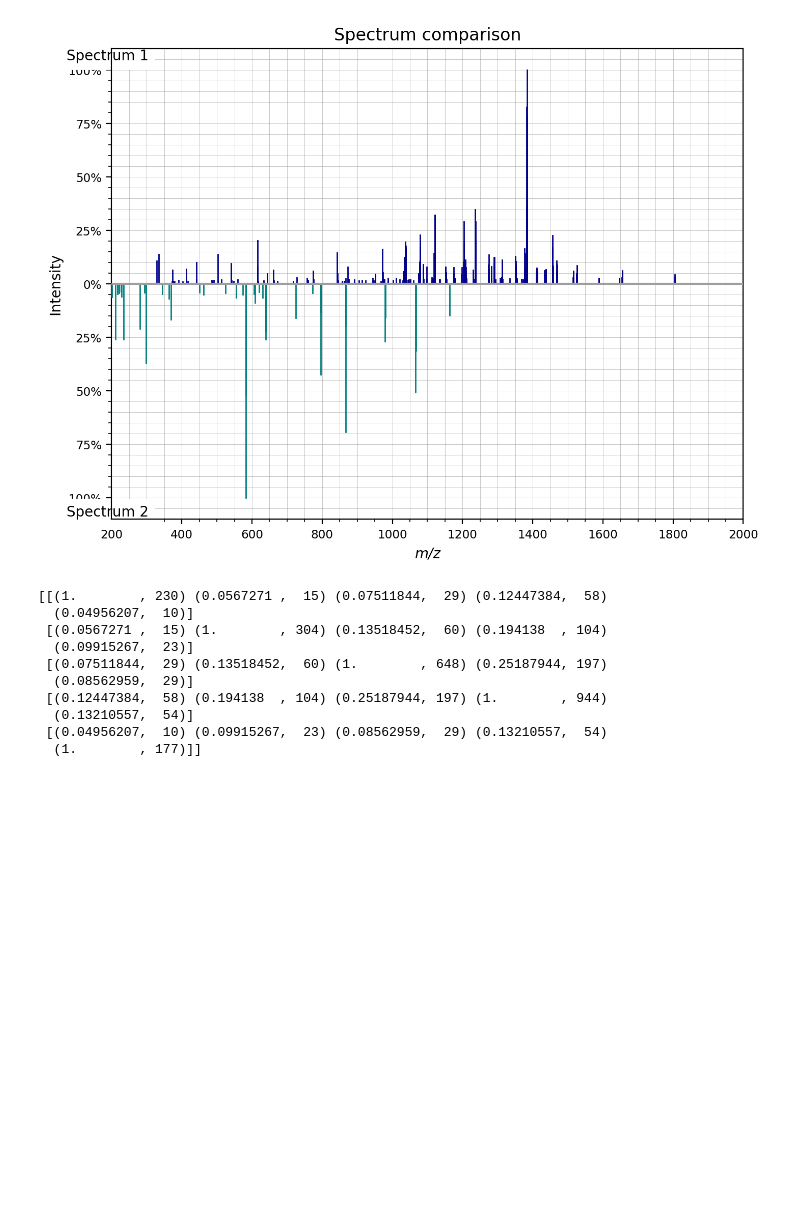
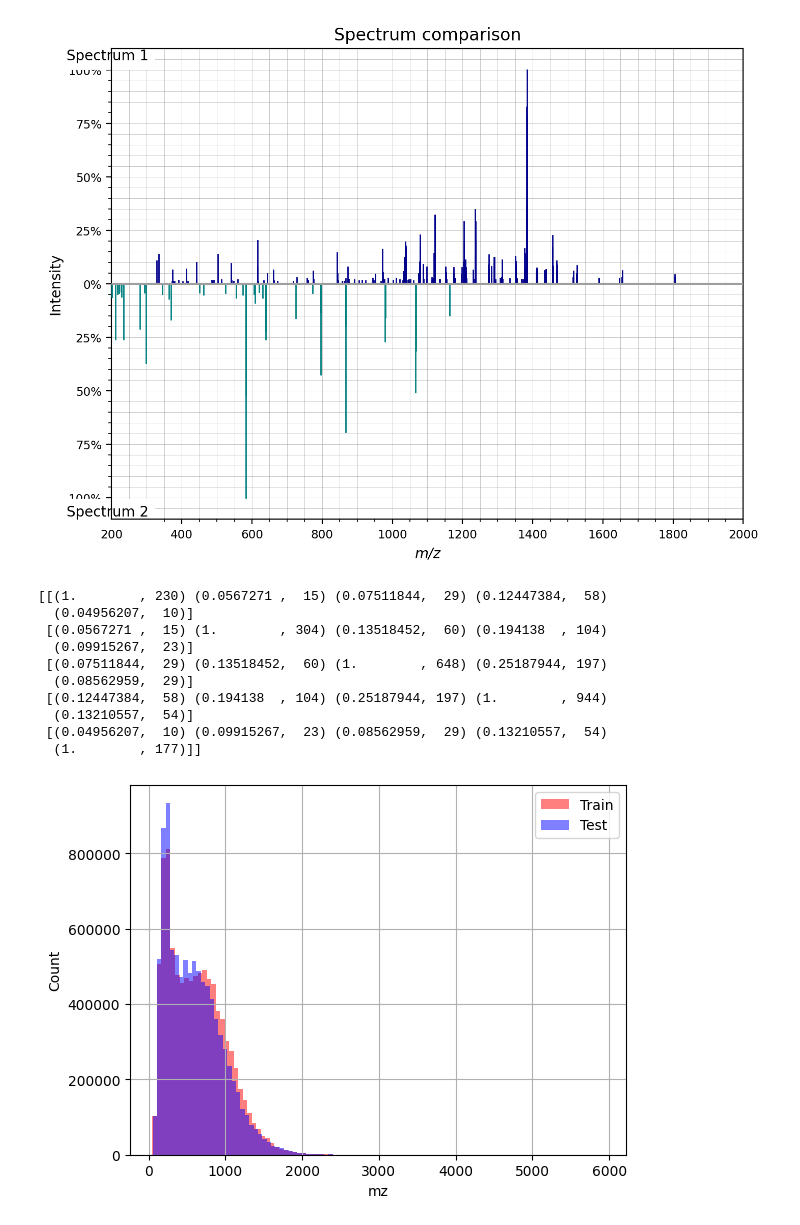
Before and after one commit to vchelur97/psm, a Jupyter notebook: eda/eda_spectrum.ipynb, the cells around one changed output. Drawn from its saved outputs; the diff is of its cells as text; code cells hidden in the pictures; blank space fills up the shorter version.

```diff
--- a/eda/eda_spectrum.ipynb
+++ b/eda/eda_spectrum.ipynb
@@ -312,3 +332,32 @@ print(score)
   (0.13210557,  54)]
  [(0.04956207,  10) (0.09915267,  23) (0.08562959,  29) (0.13210557,  54)
   (1.        , 177)]]
+# %%
+# Make a distribution for all mz values in a file
+mz_arr_train = []
+for mzml_file in train_data_spectrum:
+    for scan_num in train_data_spectrum[mzml_file]:
+        mz = train_data_spectrum[mzml_file][scan_num]['mz_arr']
+        mz = np.array([float(x) for x in mz])
+        mz_arr_train.extend(mz)
+
+# Repeat for test
+mz_arr_test = []
+for mzml_file in test_data_spectrum:
+    for scan_num in test_data_spectrum[mzml_file]:
+        mz = test_data_spectrum[mzml_file][scan_num]['mz_arr']
+        mz = np.array([float(x) for x in mz])
+        mz_arr_test.extend(mz)
+
+
+# Plot the distributions red and blue
+plt.hist(mz_arr_train, bins=100, color='red', alpha=0.5, label='Train')
+plt.hist(mz_arr_test, bins=100, color='blue', alpha=0.5, label='Test')
+plt.xlabel('mz')
+plt.ylabel('Count')
+# plt.title('Distribution of mz values')
+plt.legend()
+plt.grid()
+plt.show()
+# %% [output]
+[figure, added]
```
Also changed, not shown: parts of 4 cells of this notebook.
